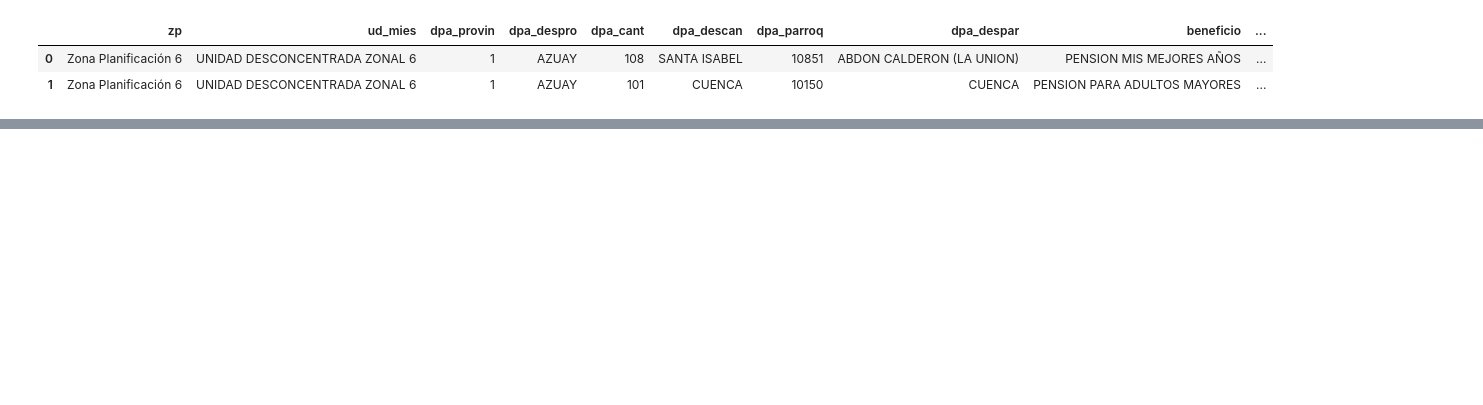
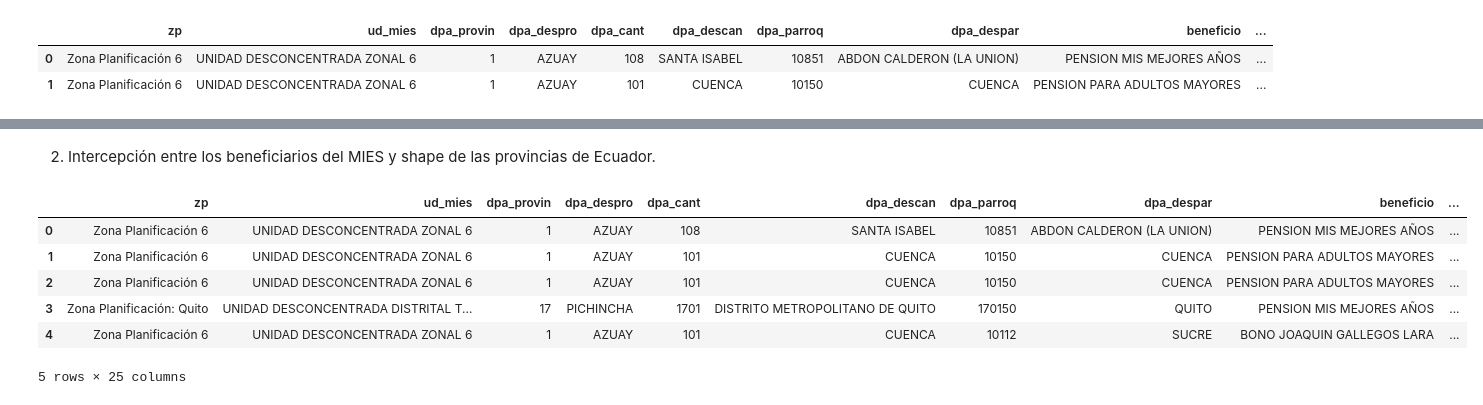
Before and after one commit to megonzau/Spatial-Analytics, a Jupyter notebook: code/main.ipynb, the cells around one changed output, grey strips where cells are left out. Saved outputs shown, nothing was run; the diff lists cells and outputs as text; code cells hidden in the pictures; blank space fills up the shorter version.

```diff
--- a/code/main.ipynb
+++ b/code/main.ipynb
@@ -40,0 +70,13 @@ gdf_hog.plot()
+# %% [markdown]
+2. Intercepción entre los beneficiarios del MIES y shape de las provincias de Ecuador.
+# %%
+df_final = gpd.sjoin(gdf_hog,df_prov,how='left')
+df_final.head(2)
+# %% [output]
+|  | zp | ud_mies | dpa_provin | dpa_despro | dpa_cant | dpa_descan | dpa_parroq | dpa_despar | beneficio | ... |
+| 0 | Zona Planificación 6 | UNIDAD DESCONCENTRADA ZONAL 6 | 1 | AZUAY | 108 | SANTA ISABEL | 10851 | ABDON CALDERON (LA UNION) | PENSION MIS MEJORES AÑOS | ... |
+| 1 | Zona Planificación 6 | UNIDAD DESCONCENTRADA ZONAL 6 | 1 | AZUAY | 101 | CUENCA | 10150 | CUENCA | PENSION PARA ADULTOS MAYORES | ... |
+| 2 | Zona Planificación 6 | UNIDAD DESCONCENTRADA ZONAL 6 | 1 | AZUAY | 101 | CUENCA | 10150 | CUENCA | PENSION PARA ADULTOS MAYORES | ... |
+| 3 | Zona Planificación: Quito | UNIDAD DESCONCENTRADA DISTRITAL T... | 17 | PICHINCHA | 1701 | DISTRITO METROPOLITANO DE QUITO | 170150 | QUITO | PENSION MIS MEJORES AÑOS | ... |
+| 4 | Zona Planificación 6 | UNIDAD DESCONCENTRADA ZONAL 6 | 1 | AZUAY | 101 | CUENCA | 10112 | SUCRE | BONO JOAQUIN GALLEGOS LARA | ... |
+5 rows × 25 columns
```
Also changed, not shown: parts of 8 cells of this notebook, 7 other files.
